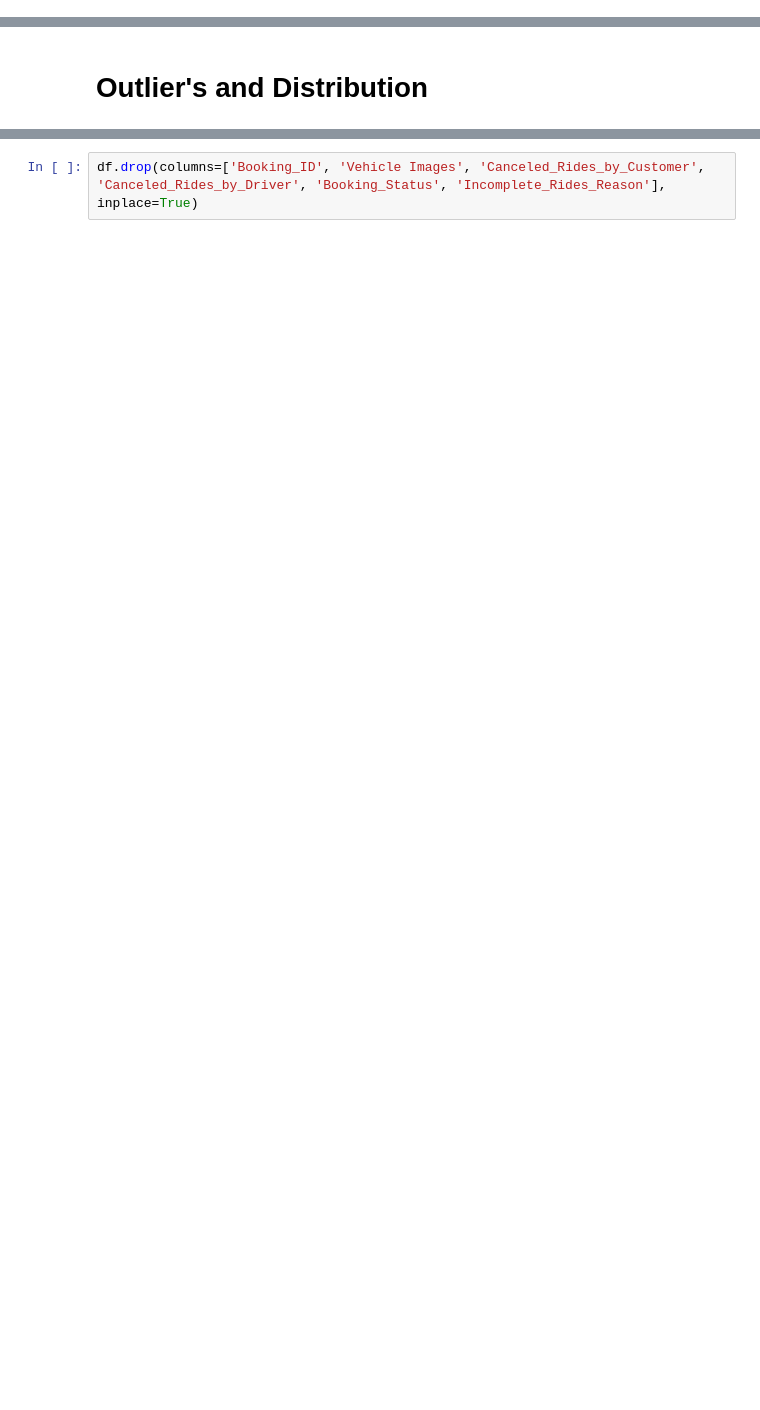
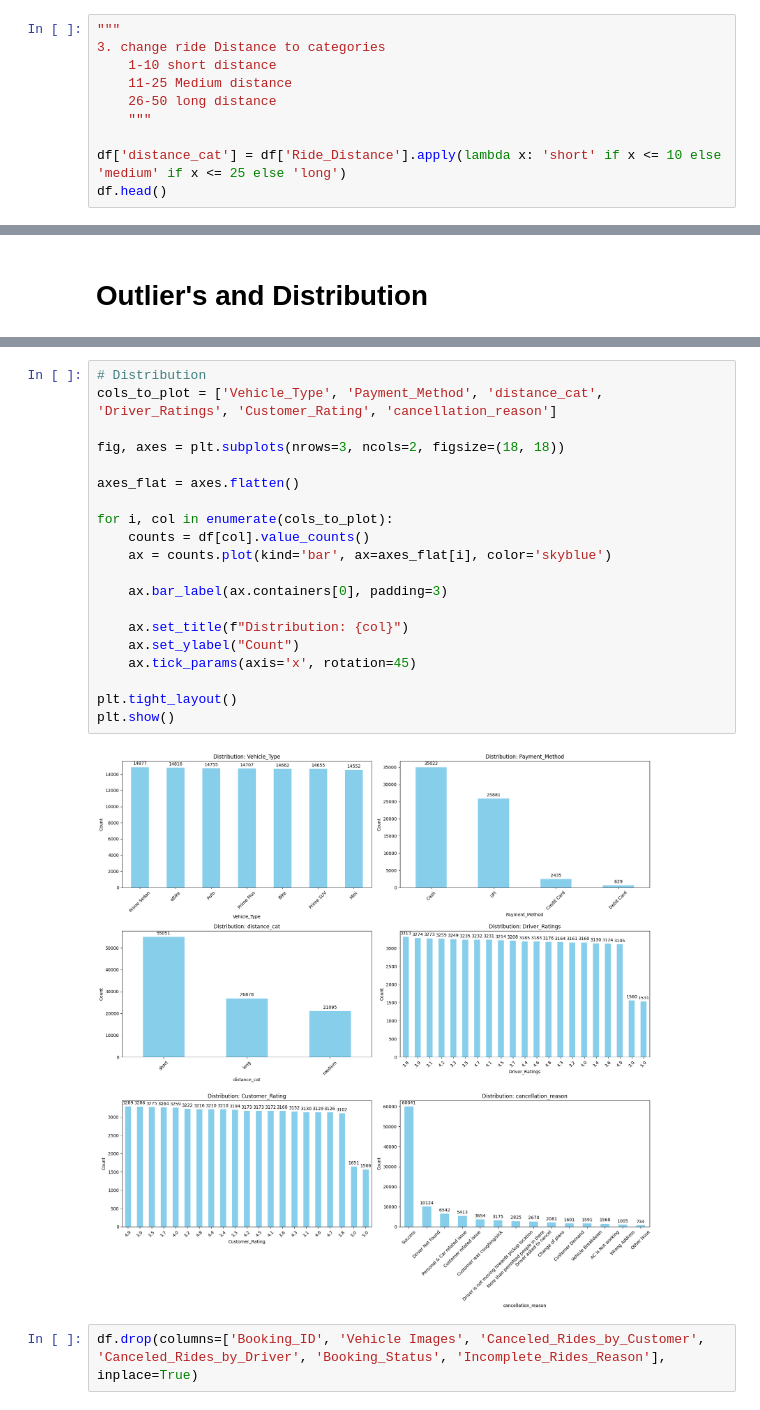
Before and after one commit to PARADOXop/OLA_project, a Jupyter notebook: Cleaning_preprocess.ipynb, the cells around one changed output, grey strips where cells are left out. Drawn from its saved outputs; the diff is of its cells as text; blank space fills up the shorter version.

```diff
--- a/Cleaning_preprocess.ipynb
+++ b/Cleaning_preprocess.ipynb
@@ -161,0 +117,10 @@ df
+# %%
+"""
+3. change ride Distance to categories
+    1-10 short distance
+    11-25 Medium distance
+    26-50 long distance
+    """
+
+df['distance_cat'] = df['Ride_Distance'].apply(lambda x: 'short' if x <= 10 else 'medium' if x <= 25 else 'long')
+df.head()
@@ -164,2 +147,24 @@ df
+# %%
+# Distribution
+cols_to_plot = ['Vehicle_Type', 'Payment_Method', 'distance_cat', 'Driver_Ratings', 'Customer_Rating', 'cancellation_reason']
+
+fig, axes = plt.subplots(nrows=3, ncols=2, figsize=(18, 18))
+
+axes_flat = axes.flatten()
+
+for i, col in enumerate(cols_to_plot):
+    counts = df[col].value_counts()
+    ax = counts.plot(kind='bar', ax=axes_flat[i], color='skyblue')
+
+    ax.bar_label(ax.containers[0], padding=3)
+
+    ax.set_title(f"Distribution: {col}")
+    ax.set_ylabel("Count")
+    ax.tick_params(axis='x', rotation=45)
+
+plt.tight_layout()
+plt.show()
+# %% [output]
+[figure, added]
 # %%
 df.drop(columns=['Booking_ID', 'Vehicle Images', 'Canceled_Rides_by_Customer', 'Canceled_Rides_by_Driver', 'Booking_Status', 'Incomplete_Rides_Reason'], inplace=True)
```
Also changed, not shown: parts of 6 cells of this notebook, 1 other file.
